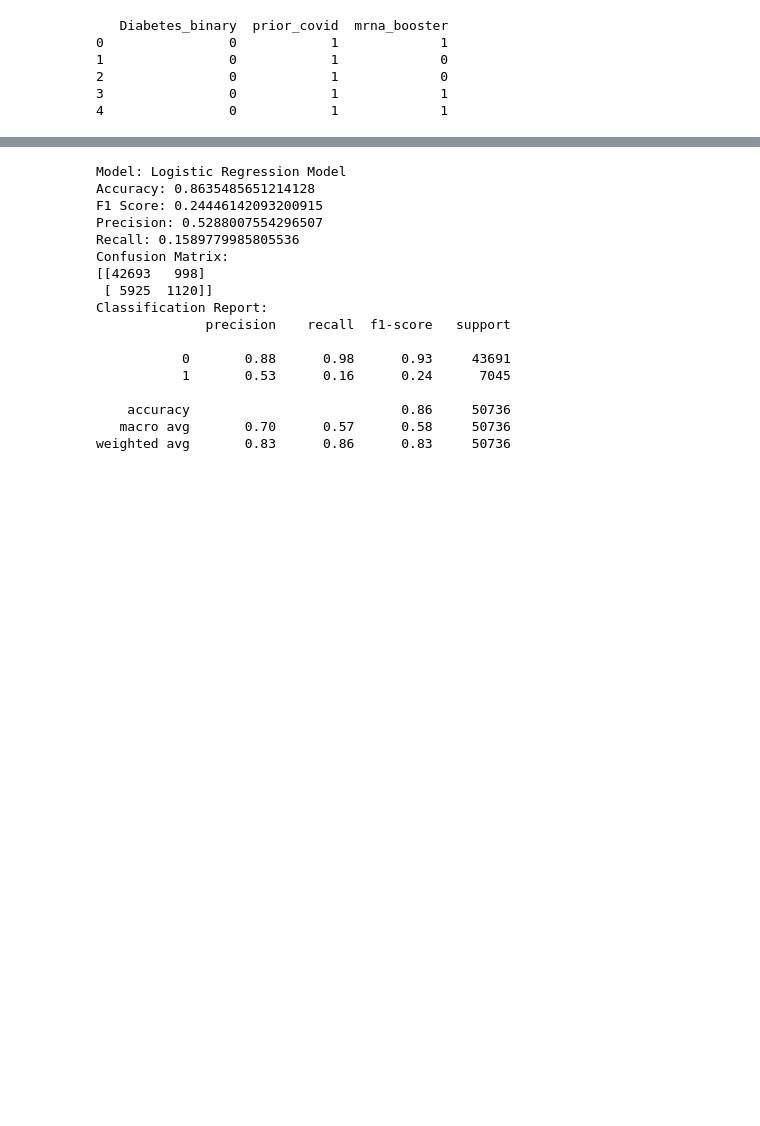
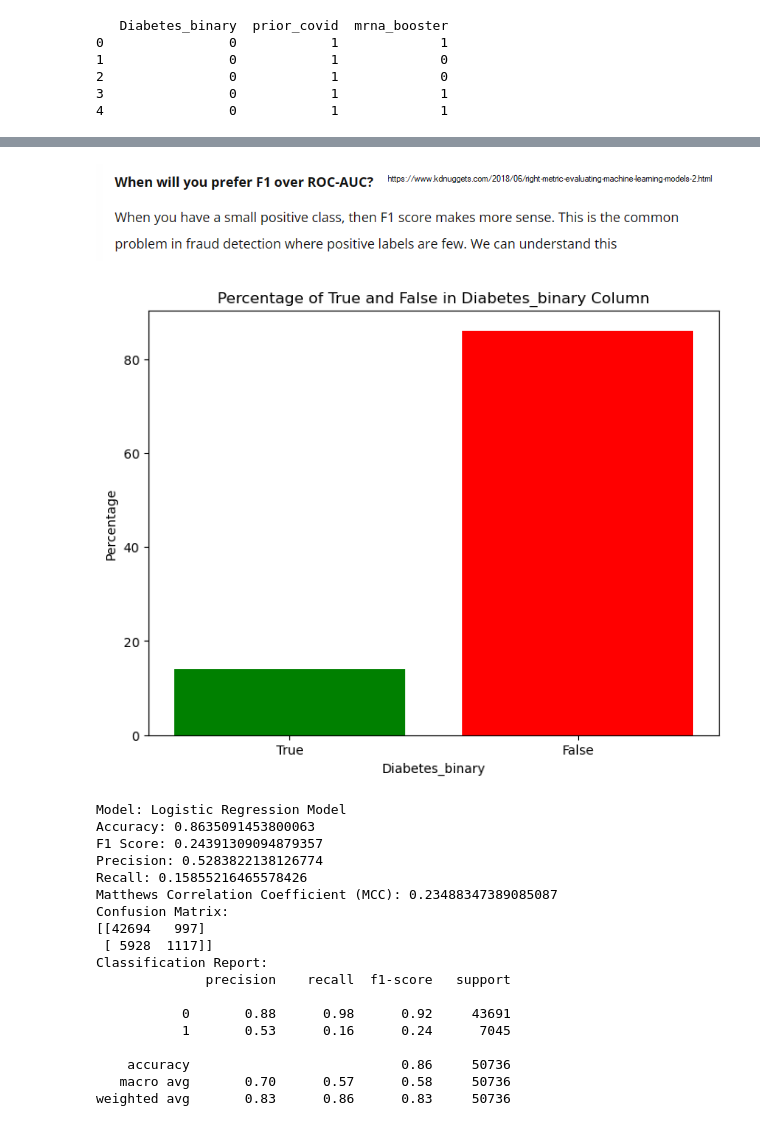
Before and after one commit to lykkelig/Capstone-Two, a Jupyter notebook: Capstone_Two_Diabetic_Prediction.ipynb, the cells around one changed output, grey strips where cells are left out. Cells and saved outputs as stored; diff of their text form; code cells hidden in the pictures; blank space fills up the shorter version.

```diff
--- a/Capstone_Two_Diabetic_Prediction.ipynb
+++ b/Capstone_Two_Diabetic_Prediction.ipynb
@@ -1021,11 +1019,11 @@ import numpy as np
 # Create random data for mrna_booster and prior_covid
 np.random.seed(47)  # Set a seed for reproducibility
 
-# Generate random values for mrna_booster (72% TRUE, 28% FALSE)
-merged_df['mrna_booster'] = np.random.choice([1, 0], size=len(merged_df), p=[0.72, 0.28])
+# Generate random values for mrna_booster (17% TRUE, 83% FALSE)
+merged_df['mrna_booster'] = np.random.choice([1, 0], size=len(merged_df), p=[0.17, 0.83])
 
-# Generate random values for prior_covid (57% TRUE, 43% FALSE)
-merged_df['prior_covid'] = np.random.choice([1, 0], size=len(merged_df), p=[0.57, 0.43])
+# Generate random values for prior_covid (71% TRUE, 29% FALSE)
+merged_df['prior_covid'] = np.random.choice([1, 0], size=len(merged_df), p=[0.71, 0.29])
 
 # Verify the result
 print(merged_df[['Diabetes_binary', 'prior_covid', 'mrna_booster']].head())
@@ -1038,0 +1092,2 @@ print(merged_df[['Diabetes_binary', 'prior_covid', 'mrna_booster']].head())
+# %% [markdown]
+![image.png](attachment:image.png)
@@ -1039,3 +1102,19 @@ print(merged_df[['Diabetes_binary', 'prior_covid', 'mrna_booster']].head())
+# %%
+# Calculate the percentage of False values
+false_percentage = (merged_df['Diabetes_binary'] == 0).mean() * 100
+
+# Calculate the percentage of True values
+true_percentage = 100 - false_percentage
+
+# Create a bar plot to visualize the percentages
+plt.figure(figsize=(8, 6))
+plt.bar(['True', 'False'], [true_percentage, false_percentage], color=['green', 'red'])
+plt.xlabel('Diabetes_binary')
+plt.ylabel('Percentage')
+plt.title('Percentage of True and False in Diabetes_binary Column')
+plt.show()
+# %% [output]
+[figure, added]
 # %%
 # Run LogisticRegression model with NO scaling as logistic regression is not as sensitive to feature scaling
 #     as some other algorithms
@@ -1043,13 +1122,15 @@ print(merged_df[['Diabetes_binary', 'prior_covid', 'mrna_booster']].head())
 from sklearn.model_selection import train_test_split
 from sklearn.linear_model import LogisticRegression
 from sklearn.metrics import accuracy_score, f1_score, precision_score, recall_score, confusion_matrix, classification_report
+from sklearn.metrics import roc_curve, auc, roc_auc_score
+from sklearn.metrics import matthews_corrcoef
 
 # Define the target variable and features
-X = merged_df.drop("Diabetes_binary", axis=1)  # Features (all columns except Diabetes_binary)
-y = merged_df["Diabetes_binary"]  # Diabetes_binary is the target variable
+# X = merged_df.drop("Diabetes_binary", axis=1)  # Features - all columns except Diabetes_binary
+# y = merged_df["Diabetes_binary"]  # Diabetes_binary is the target variable
 
 # Split the data into training and testing sets
-X_train, X_test, y_train, y_test = train_test_split(X, y, test_size=0.2, random_state=47)
+# X_train, X_test, y_train, y_test = train_test_split(X, y, test_size=0.2, random_state=47)
 
 # Instantiate the Logistic Regression model
 model = LogisticRegression(max_iter=1000, random_state=47)
@@ -1070,6 +1151,7 @@ accuracy = accuracy_score(y_test, y_pred)
 f1 = f1_score(y_test, y_pred)
 precision = precision_score(y_test, y_pred)
 recall = recall_score(y_test, y_pred)
+mcc = matthews_corrcoef(y_test, y_pred)
 cm = confusion_matrix(y_test, y_pred)
 
 # Print the results
@@ -1078,22 +1160,24 @@ print(f"Accuracy: {accuracy}")
 print(f"F1 Score: {f1}")
 print(f"Precision: {precision}")
 print(f"Recall: {recall}")
+print(f"Matthews Correlation Coefficient (MCC): {mcc}")
 print(f"Confusion Matrix:\n{cm}")
 print(f"Classification Report:\n{classification_report_str}")
 print("\n")
 # %% [output]
 Model: Logistic Regression Model
-Accuracy: 0.8635485651214128
-F1 Score: 0.24446142093200915
-Precision: 0.5288007554296507
-Recall: 0.1589779985805536
+Accuracy: 0.8635091453800063
+F1 Score: 0.24391309094879357
+Precision: 0.5283822138126774
+Recall: 0.15855216465578426
+Matthews Correlation Coefficient (MCC): 0.23488347389085087
 Confusion Matrix:
-[[42693   998]
- [ 5925  1120]]
+[[42694   997]
+ [ 5928  1117]]
 Classification Report:
               precision    recall  f1-score   support
 
-           0       0.88      0.98      0.93     43691
+           0       0.88      0.98      0.92     43691
            1       0.53      0.16      0.24      7045
 
     accuracy                           0.86     50736
```
Also changed, not shown: parts of 34 cells of this notebook.
